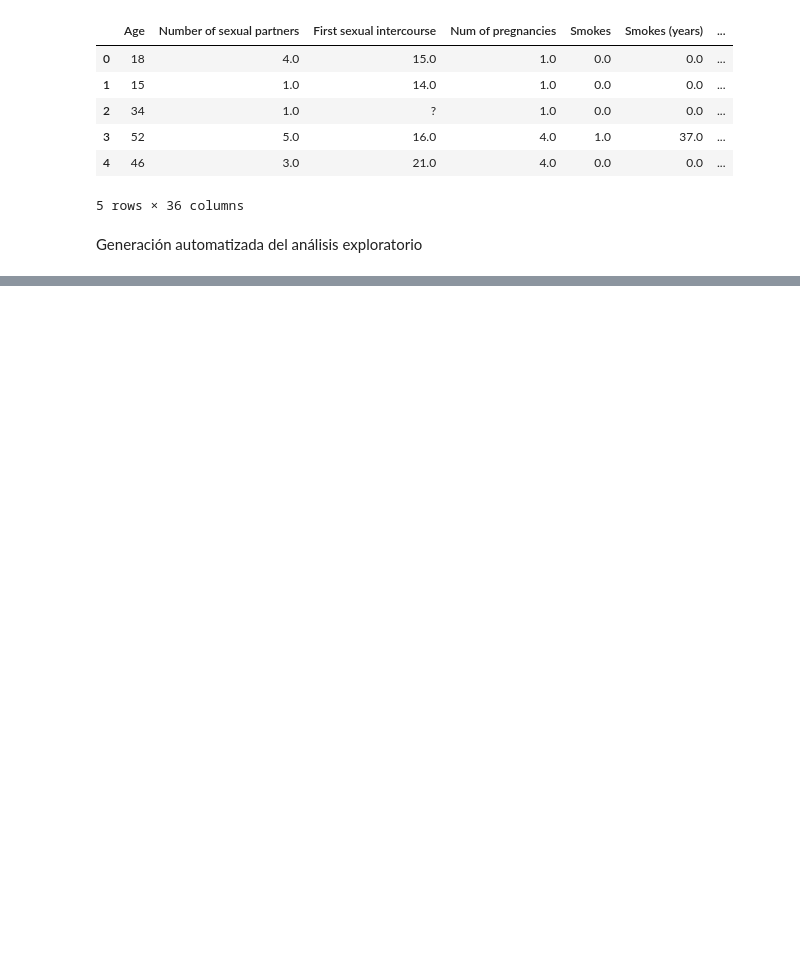
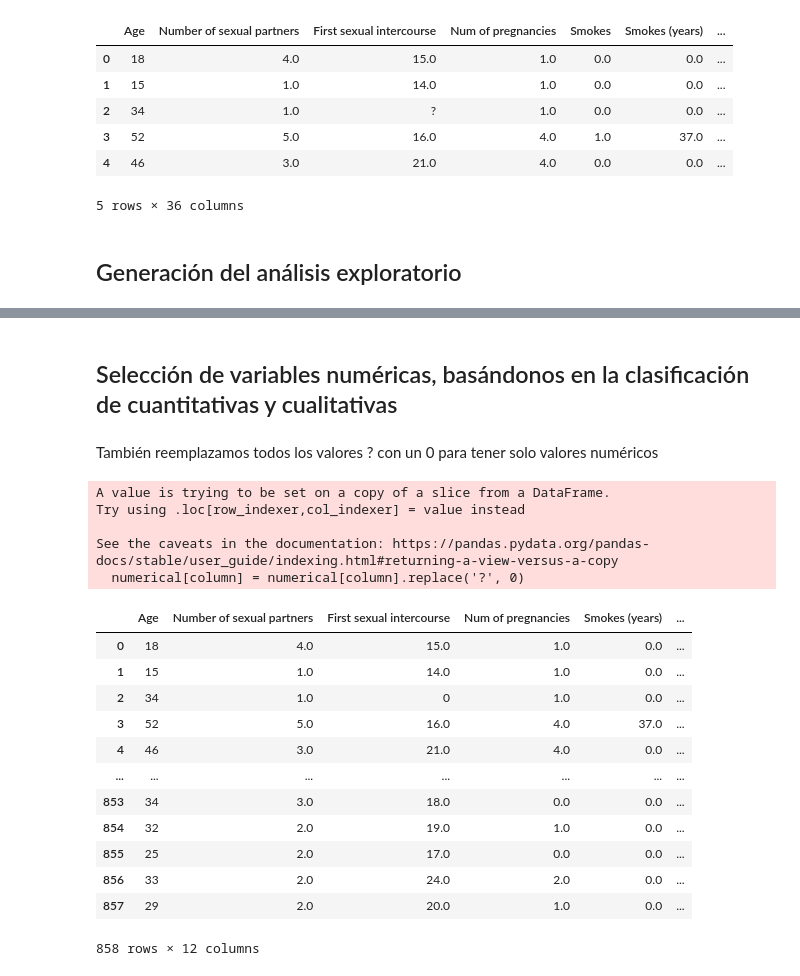
Before and after one commit to estebandonis/Laboratorio1-DataScience, a Jupyter notebook: laboratorio1.ipynb, the cells around one changed output, grey strips where cells are left out. Cells and saved outputs as stored; diff of their text form; code cells hidden in the pictures; blank space fills up the shorter version.

```diff
--- a/laboratorio1.ipynb
+++ b/laboratorio1.ipynb
@@ -23,9 +27,42 @@ data.head()
 | 4 | 46 | 3.0 | 21.0 | 4.0 | 0.0 | 0.0 | ... |
 5 rows × 36 columns
 # %% [markdown]
-Generación automatizada del análisis exploratorio
+## Generación del análisis exploratorio
 # %%
 profile = ProfileReport(data, title="Exploración de datos")
 profile
 # %% [output]
 [interactive output not drawn]
+# %% [markdown]
+## Selección de variables numéricas, basándonos en la clasificación de cuantitativas y cualitativas
+# %% [markdown]
+También reemplazamos todos los valores ? con un 0 para tener solo valores numéricos
+# %%
+numerical = data[['Age', 'Number of sexual partners', 'First sexual intercourse', 'Num of pregnancies', 'Smokes (years)', 'Smokes (packs/year)', 'Hormonal Contraceptives (years)', 'IUD (years)', 'STDs (number)', 'STDs: Number of diagnosis', 'STDs: Time since first diagnosis', 'STDs: Time since last diagnosis']]
+
+for column in numerical:
+    numerical[column] = numerical[column].replace('?', 0)
+
+# question_mark_counts = numerical.apply(lambda x: (x == '?').sum())
+# print(question_mark_counts)
+
+numerical
+# %% [output]
+A value is trying to be set on a copy of a slice from a DataFrame.
+Try using .loc[row_indexer,col_indexer] = value instead
+
+See the caveats in the documentation: https://pandas.pydata.org/pandas-docs/stable/user_guide/indexing.html#returning-a-view-versus-a-copy
+  numerical[column] = numerical[column].replace('?', 0)
+|  | Age | Number of sexual partners | First sexual intercourse | Num of pregnancies | Smokes (years) | ... |
+| 0 | 18 | 4.0 | 15.0 | 1.0 | 0.0 | ... |
+| 1 | 15 | 1.0 | 14.0 | 1.0 | 0.0 | ... |
+| 2 | 34 | 1.0 | 0 | 1.0 | 0.0 | ... |
+| 3 | 52 | 5.0 | 16.0 | 4.0 | 37.0 | ... |
+| 4 | 46 | 3.0 | 21.0 | 4.0 | 0.0 | ... |
+| ... | ... | ... | ... | ... | ... | ... |
+| 853 | 34 | 3.0 | 18.0 | 0.0 | 0.0 | ... |
+| 854 | 32 | 2.0 | 19.0 | 1.0 | 0.0 | ... |
+| 855 | 25 | 2.0 | 17.0 | 0.0 | 0.0 | ... |
+| 856 | 33 | 2.0 | 24.0 | 2.0 | 0.0 | ... |
+| 857 | 29 | 2.0 | 20.0 | 1.0 | 0.0 | ... |
+858 rows × 12 columns
```
Also changed, not shown: parts of 7 cells of this notebook.
